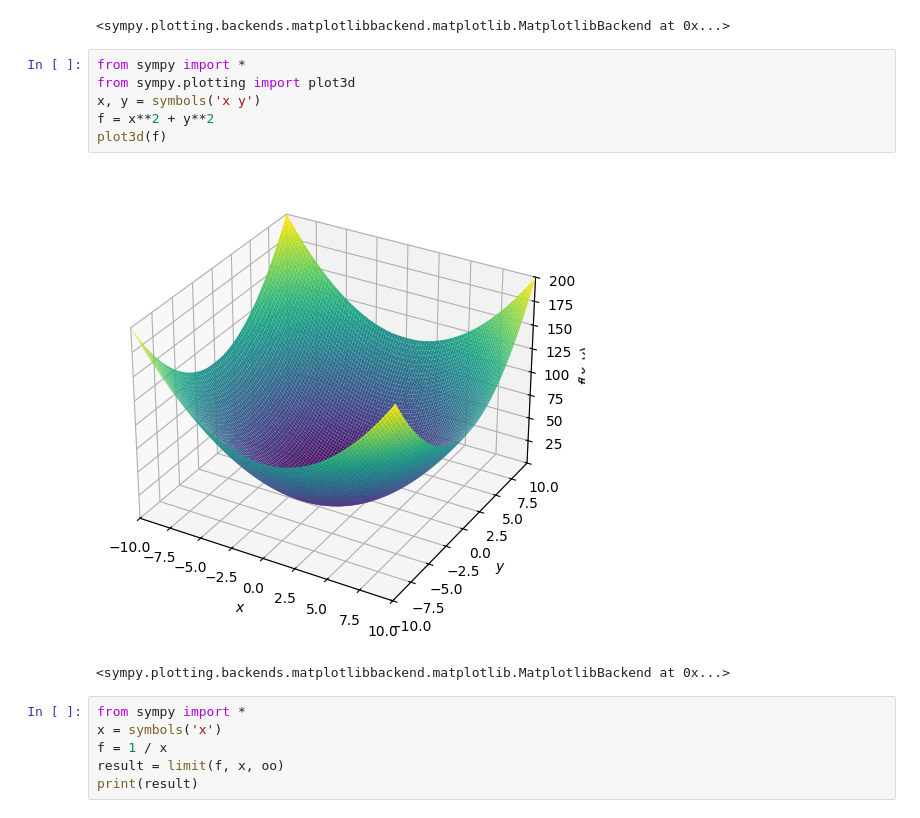
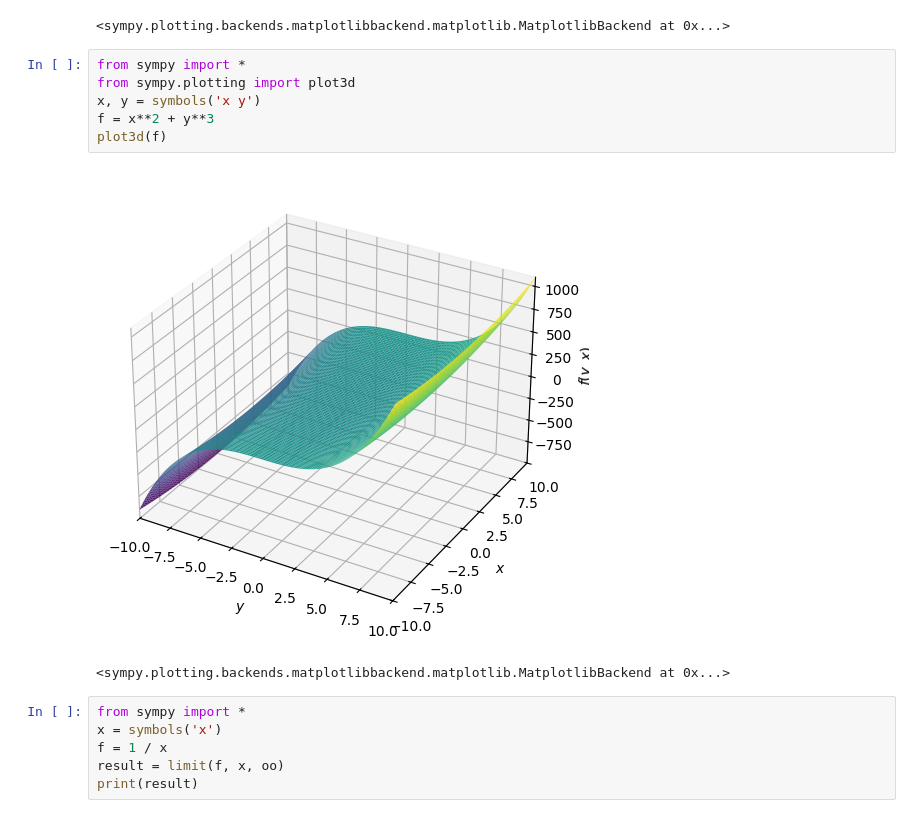
Before and after one commit to simsontilak/python-ai-learning, a Jupyter notebook: notebooks/pandas.ipynb, the cells around one changed output. Drawn from its saved outputs; the diff is of its cells as text.

Commit message:
graph change

```diff
--- a/notebooks/pandas.ipynb
+++ b/notebooks/pandas.ipynb
@@ -84,11 +84,11 @@ plot(f)
 # %%
 from sympy import *
 from sympy.plotting import plot3d
 x, y = symbols('x y')
-f = x**2 + y**2
+f = x**2 + y**3
 plot3d(f)
 # %% [output]
-[figure, old version]
+[figure, new version]
 <sympy.plotting.backends.matplotlibbackend.matplotlib.MatplotlibBackend at 0x...>
 # %%
 from sympy import *
```
Also changed, not shown: parts of 1 cell of this notebook.
